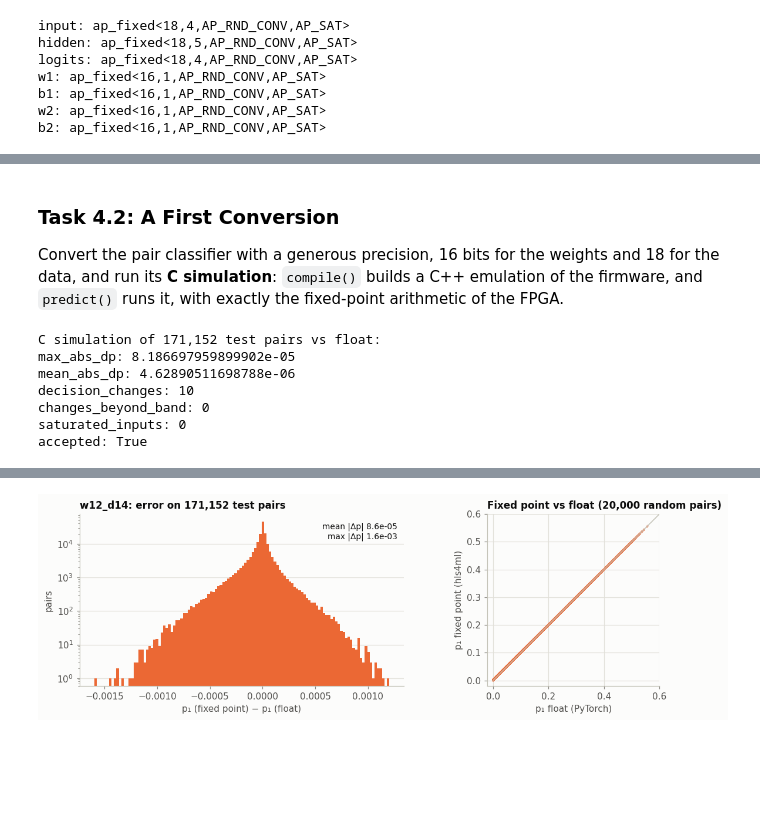
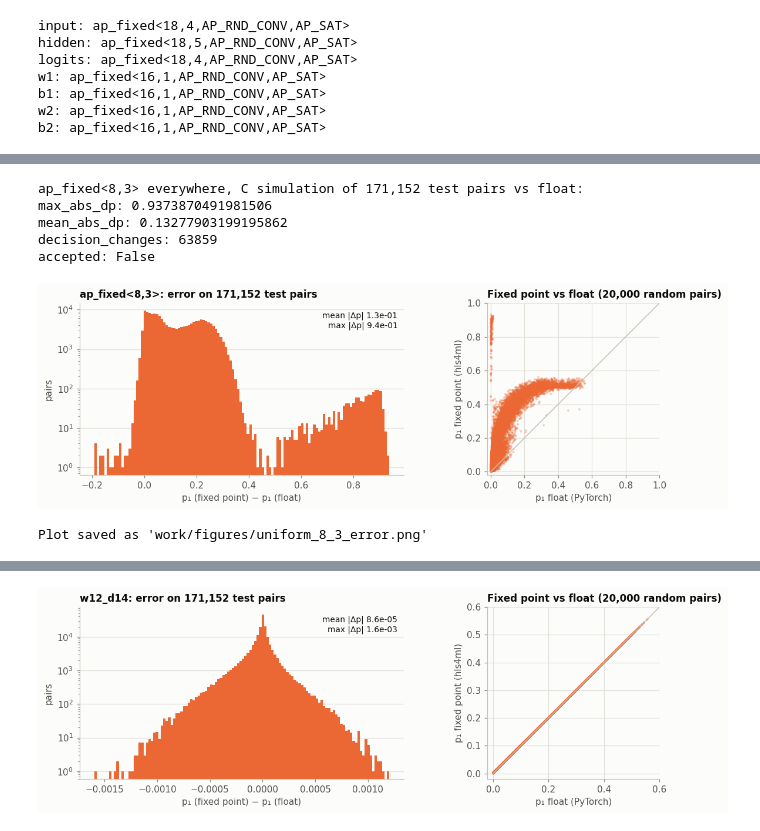
Before and after one commit to Bianco95/hackathon-gtk-fpga, a Jupyter notebook: part_2/sol/02_hls4ml_firmware-solution.ipynb, the cells around one changed output, grey strips where cells are left out. Saved outputs shown, nothing was run; the diff lists cells and outputs as text; code cells hidden in the pictures; blank space fills up the shorter version.

```diff
--- a/part_2/sol/02_hls4ml_firmware-solution.ipynb
+++ b/part_2/sol/02_hls4ml_firmware-solution.ipynb
@@ -339,0 +319,17 @@ def make_hls_model(types, output_dir, strategy="Latency", reuse_factor=1):
+# %%
+# SOLUTION: convert the pair classifier with one precision for the whole model, ap_fixed<8,3>, and run its C simulation
+
+uniform_config = hls4ml.utils.config_from_pytorch_model(model, [(64,)], granularity="model", backend="Vivado")
+uniform_config["Model"]["Precision"]["default"] = "ap_fixed<8,3>"
+
+uniform_model = hls4ml.converters.convert_from_pytorch_model(
+    model, hls_config=uniform_config, output_dir=str(HLS_DIR / "uniform_8_3"), backend="Vivado",
+    io_type="io_parallel", part=FPGA_PART, clock_period=CLOCK_PERIOD_NS)
+uniform_model.compile()
+
+uniform_logits = np.asarray(uniform_model.predict(test_features), np.float32).reshape(-1, 2)
+
+print("=" * 20, "HLS Config", "=" * 20)
+print_dict(uniform_config["Model"])
+print("=" * 50)
+show_hls_layers(uniform_model)
@@ -342,49 +366,31 @@ The cell below defines how we compare the fixed-point model with the float one,
 # %%
 # Compare the fixed-point model with the float one (no changes needed)
-MAX_DP, MEAN_DP, BAND = 2e-3, 2e-4, 1e-3        # acceptance limits - DO NOT CHANGE
+MAX_DP = 2e-3          # accepted only if no p1 moves by more than this: the limit on max_abs_dp - DO NOT CHANGE
 
 
 def probability_of_edge(logits):
     return softmax(logits)[:, 1]
 
 
-def compare_with_float(fixed_logits, types):
+def compare_with_float(fixed_logits):
     p_fixed = probability_of_edge(fixed_logits)
     p_float = probability_of_edge(float_logits)
     differences = np.abs(p_fixed - p_float)
-    changes, changes_far_from_threshold = 0, 0
-    for threshold in THRESHOLDS:
-        changed = (p_fixed > threshold) != (p_float > threshold)
-        changes += int(changed.sum())
-        changes_far_from_threshold += int((changed & (np.abs(p_float - threshold) > BAND)).sum())
-    total_bits, integer = [int(number) for number in re.findall(r"\d+", types["input"])[:2]]
-    largest_input = 2.0 ** (integer - 1) - 2.0 ** (integer - total_bits)
-    result = {"max_abs_dp": float(differences.max()), "mean_abs_dp": float(differences.mean()),
-              "decision_changes": changes, "changes_beyond_band": changes_far_from_threshold,
-              "saturated_inputs": int((np.abs(test_features) > largest_input).sum())}
-    result["accepted"] = (result["changes_beyond_band"] == 0 and result["max_abs_dp"] <= MAX_DP
-                          and result["mean_abs_dp"] <= MEAN_DP and result["saturated_inputs"] == 0)
-    return result
+    return {"max_abs_dp": float(differences.max()), "mean_abs_dp": float(differences.mean()),
+            "decision_changes": int(((p_fixed > THRESHOLD) != (p_float > THRESHOLD)).sum()),
+            "accepted": bool(differences.max() <= MAX_DP)}
+
+
+print(f"ap_fixed<8,3> everywhere, C simulation of {len(test_features):,} test pairs vs float:")
+print_dict(compare_with_float(uniform_logits))
+plot_fixed_point_error(probability_of_edge(uniform_logits), probability_of_edge(float_logits), "ap_fixed<8,3>",
+                       save_to=FIGURE_DIR / "uniform_8_3_error.png")
+print("Plot saved as 'work/figures/uniform_8_3_error.png'")
+# %% [output]
+ap_fixed<8,3> everywhere, C simulation of 171,152 test pairs vs float:
+max_abs_dp: 0.9373870491981506
+mean_abs_dp: 0.13277903199195862
+decision_changes: 63859
+accepted: False
+[figure, added]
+Plot saved as 'work/figures/uniform_8_3_error.png'
-# %% [markdown]
-### Task 4.2: A First Conversion
-Convert the pair classifier with a generous precision, 16 bits for the weights and 18 for the data, and run its **C simulation**: `compile()` builds a C++ emulation of the firmware, and `predict()` runs it, with exactly the fixed-point arithmetic of the FPGA.
-# %%
-# SOLUTION: convert the pair classifier with precision(16, 18), compile it, and run its C simulation on the test pairs
-
-first_types = precision(16, 18)
-with output_to_log_file(HLS_DIR / "first_try.log"):     # hls4ml's messages go to this file
-    first_model = make_hls_model(first_types, HLS_DIR / "first_try")
-    first_model.compile()
-
-first_logits = np.asarray(first_model.predict(test_features), np.float32).reshape(-1, 2)
-
-print(f"C simulation of {len(first_logits):,} test pairs vs float:")
-print_dict(compare_with_float(first_logits, first_types))
-# %% [output]
-C simulation of 171,152 test pairs vs float:
-max_abs_dp: 8.186697959899902e-05
-mean_abs_dp: 4.62890511698788e-06
-decision_changes: 10
-changes_beyond_band: 0
-saturated_inputs: 0
-accepted: True
```
Also changed, not shown: parts of 44 cells of this notebook, 4 other files.
